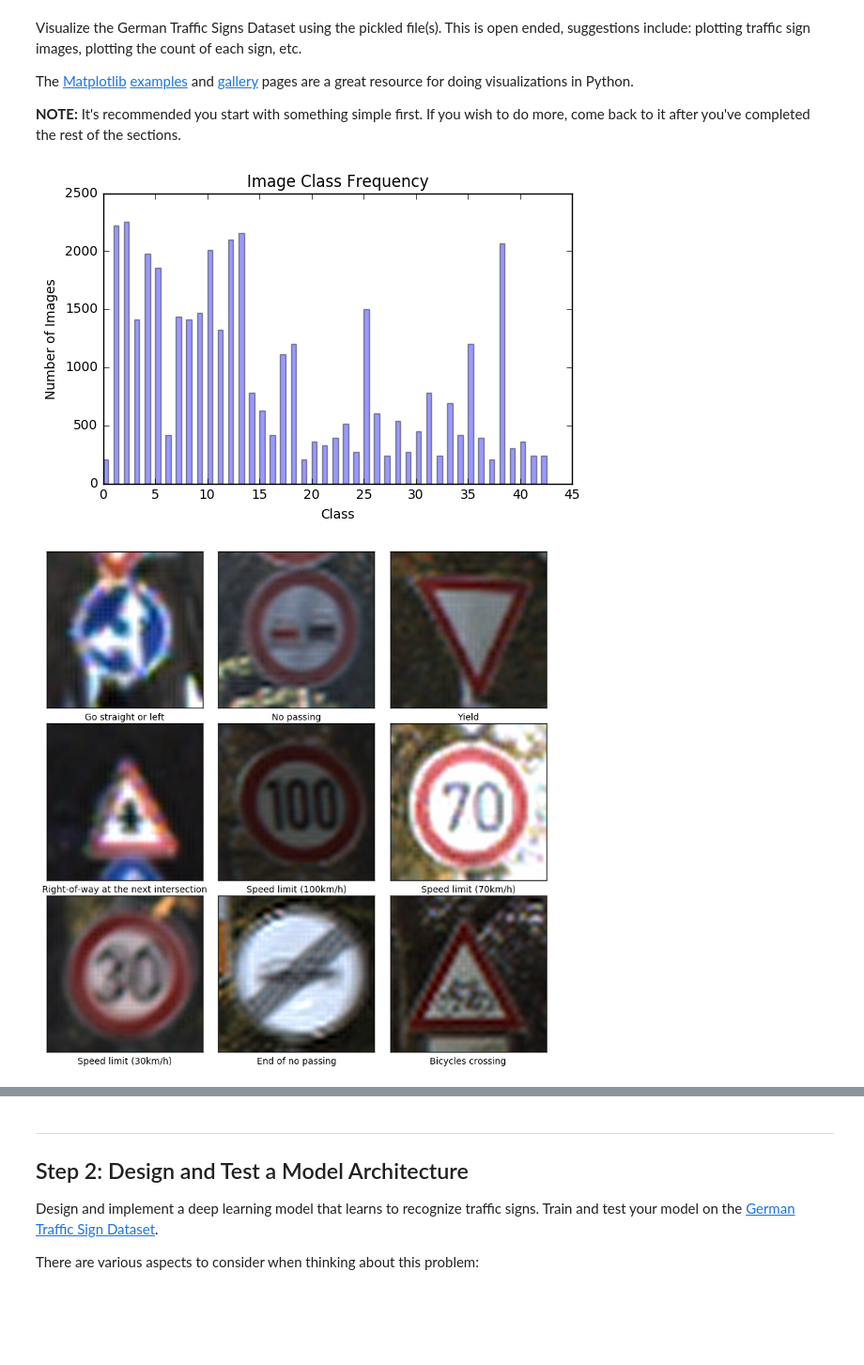
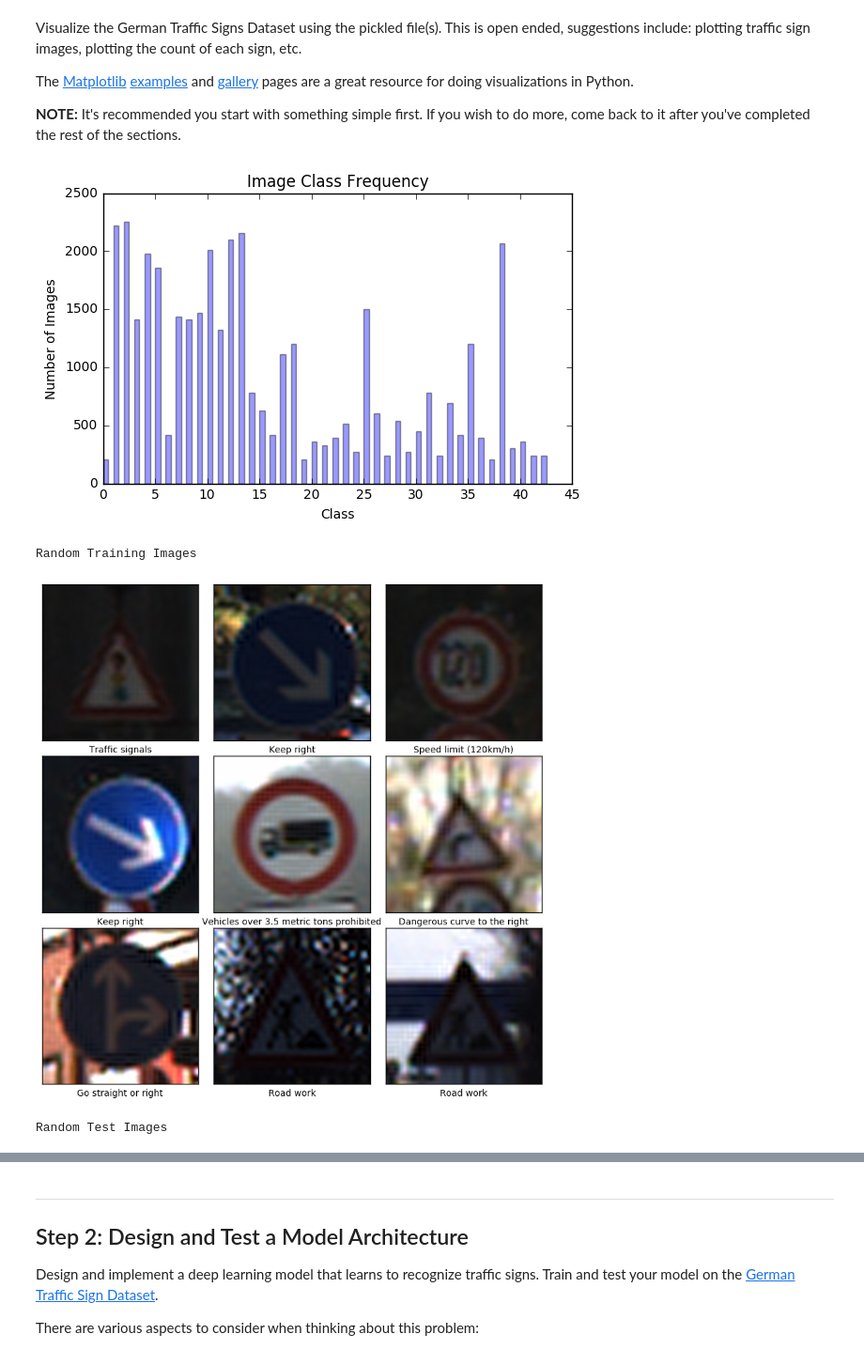
Before and after one commit to tnedev/traffic_sign_classifier, a Jupyter notebook: Traffic_Sign_Classifier.ipynb, the cells around one changed output, grey strips where cells are left out. Shown at 94% size. Cells and saved outputs as stored; diff of their text form; code cells hidden in the pictures; blank space fills up the shorter version.

```diff
--- a/Traffic_Sign_Classifier.ipynb
+++ b/Traffic_Sign_Classifier.ipynb
@@ -137,31 +137,39 @@ def plot_images(train_data, train_labels, labels, plots_number=9):
     for i in range(0, plots_number):
 
         ax = axes[x][y]
         rnd_index = randint(0,len(train_data))
         ax.imshow(train_data[rnd_index] / 255.0, interpolation='sinc', cmap='gray')
         try:
             ax.set_xlabel(labels[train_labels[rnd_index]])
         except:
             print('Sign Without Label')
         y+=1
         if y == 3:
             y=0
             x+= 1
 
     # Remove ticks from all the plots.
     for ax in axes.flat:
         ax.set_xticks([])
         ax.set_yticks([])
 
     # Ensure the plot is shown correctly with multiple plots
     # in a single Notebook cell.
     plt.show()
 
 plot_labels_count(y_train)
 
+# Plot 9 random images from the training set
+print("Random Training Images")
 plot_images(X_train, y_train, labels)
 
+# Plot 9 random images from the est set
+print("Random Test Images")
+plot_images(X_test, y_test, labels)
+
 %matplotlib inline
 # %% [output]
 [figure]
+Random Training Images
-[figure, old version]
+[figure, new version]
+Random Test Images
```
Also changed, not shown: parts of 31 cells of this notebook, 5 other files.
